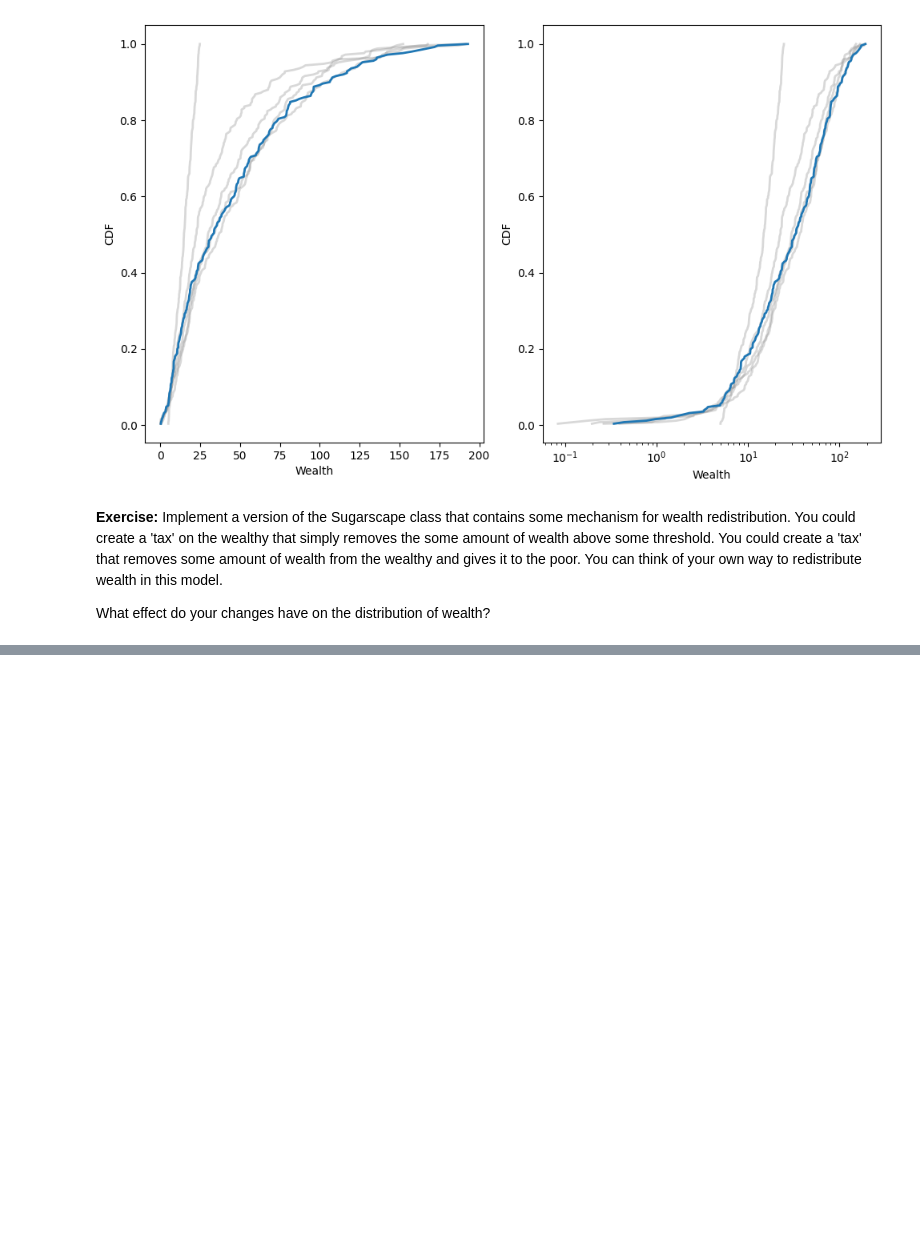
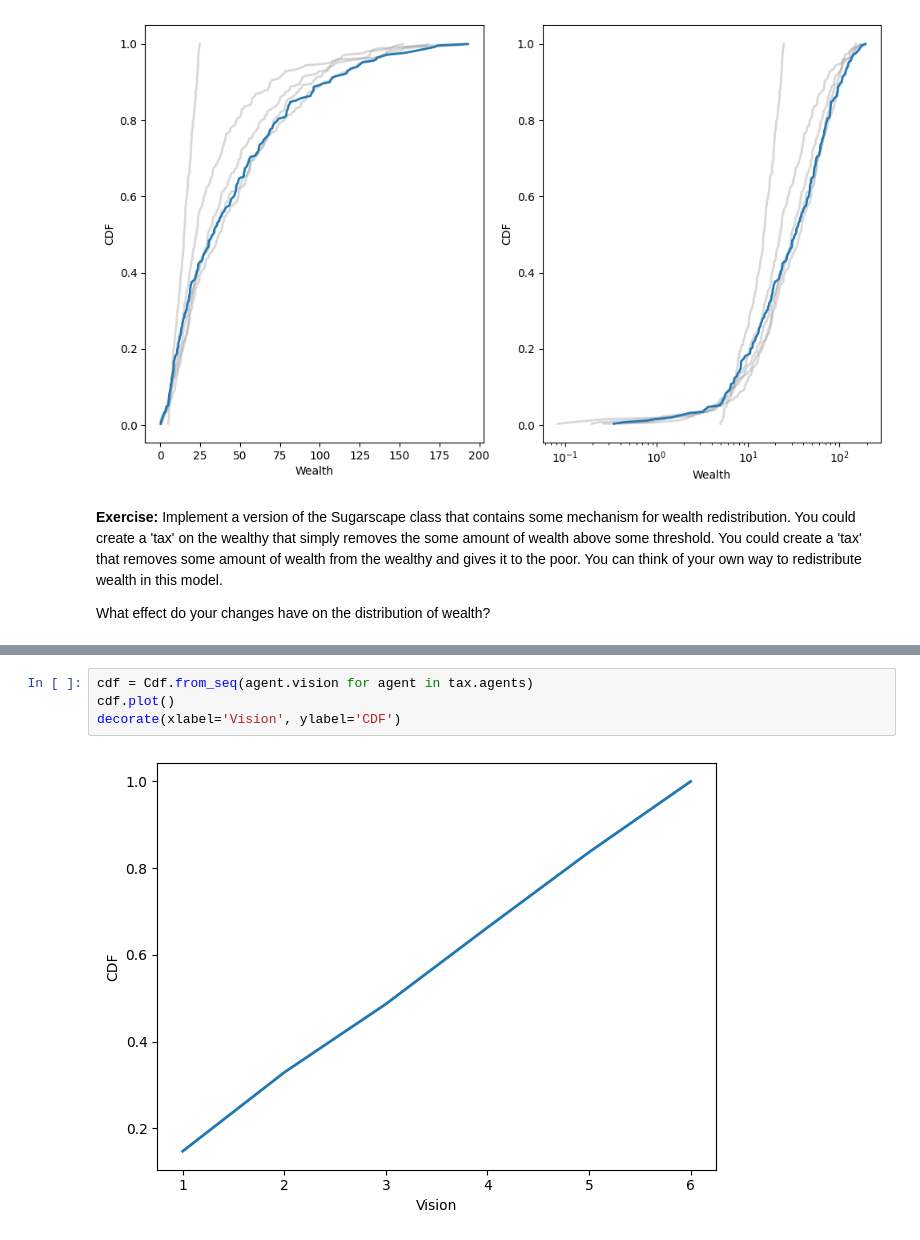
Before and after one commit to Charanjeet-x/comp215, a Jupyter notebook: labs/lab10_wealth_inequality.ipynb, the cells around one changed output, grey strips where cells are left out. Cells and saved outputs as stored; diff of their text form; blank space fills up the shorter version.

```diff
--- a/labs/lab10_wealth_inequality.ipynb
+++ b/labs/lab10_wealth_inequality.ipynb
@@ -520,0 +550,6 @@ class tax(Sugarscape):
+# %%
+cdf = Cdf.from_seq(agent.vision for agent in tax.agents)
+cdf.plot()
+decorate(xlabel='Vision', ylabel='CDF')
+# %% [output]
+[figure, added]
```
Also changed, not shown: parts of 24 cells of this notebook.
